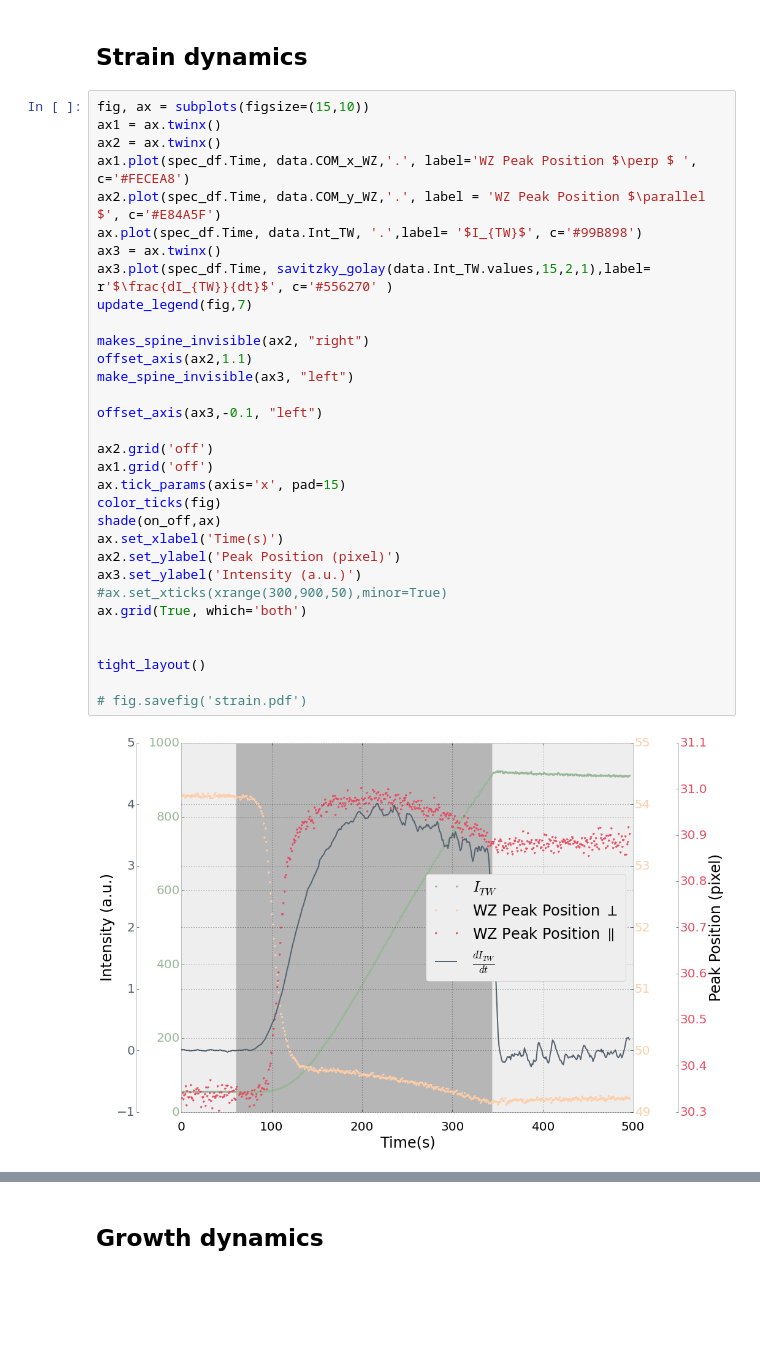
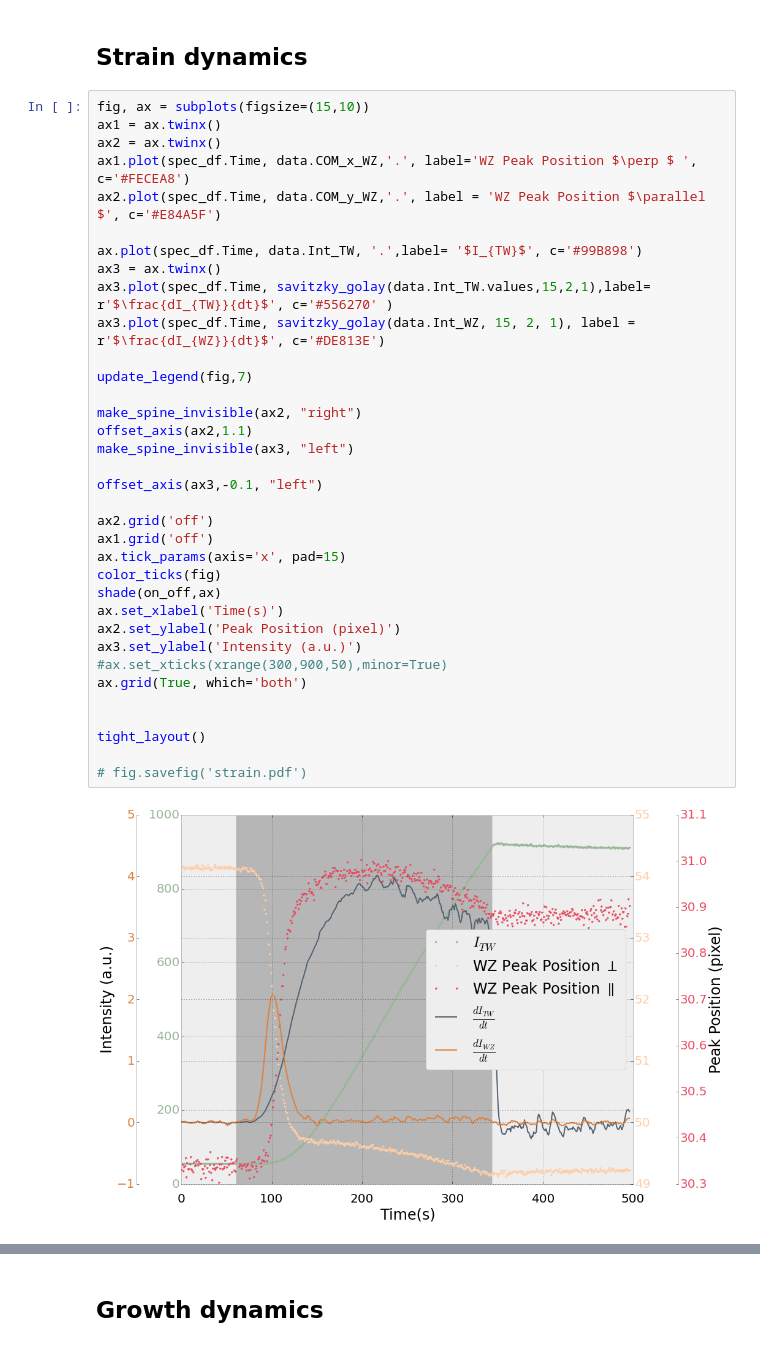
Before and after one commit to giulioungaretti/SPring8, a Jupyter notebook: 0799-Time1a.ipynb, the cells around one changed output, grey strips where cells are left out. Cells and saved outputs as stored; diff of their text form; blank space fills up the shorter version.

```diff
--- a/0799-Time1a.ipynb
+++ b/0799-Time1a.ipynb
@@ -235,32 +234,35 @@ fig, ax = subplots(figsize=(15,10))
 ax1 = ax.twinx()
 ax2 = ax.twinx()
 ax1.plot(spec_df.Time, data.COM_x_WZ,'.', label='WZ Peak Position $\perp $ ', c='#FECEA8')
 ax2.plot(spec_df.Time, data.COM_y_WZ,'.', label = 'WZ Peak Position $\parallel $', c='#E84A5F')
+
 ax.plot(spec_df.Time, data.Int_TW, '.',label= '$I_{TW}$', c='#99B898')
 ax3 = ax.twinx()
 ax3.plot(spec_df.Time, savitzky_golay(data.Int_TW.values,15,2,1),label= r'$\frac{dI_{TW}}{dt}$', c='#556270' )
+ax3.plot(spec_df.Time, savitzky_golay(data.Int_WZ, 15, 2, 1), label = r'$\frac{dI_{WZ}}{dt}$', c='#DE813E')
+
 update_legend(fig,7)
 
-makes_spine_invisible(ax2, "right")
+make_spine_invisible(ax2, "right")
 offset_axis(ax2,1.1)
 make_spine_invisible(ax3, "left")
 
 offset_axis(ax3,-0.1, "left")
 
 ax2.grid('off')
 ax1.grid('off')
 ax.tick_params(axis='x', pad=15)
 color_ticks(fig)
 shade(on_off,ax)
 ax.set_xlabel('Time(s)')
 ax2.set_ylabel('Peak Position (pixel)')
 ax3.set_ylabel('Intensity (a.u.)')
 #ax.set_xticks(xrange(300,900,50),minor=True)
 ax.grid(True, which='both')
 
 
 tight_layout()
 
 # fig.savefig('strain.pdf')
 # %% [output]
-[figure, old version]
+[figure, new version]
```
Also changed, not shown: parts of 12 cells of this notebook.
